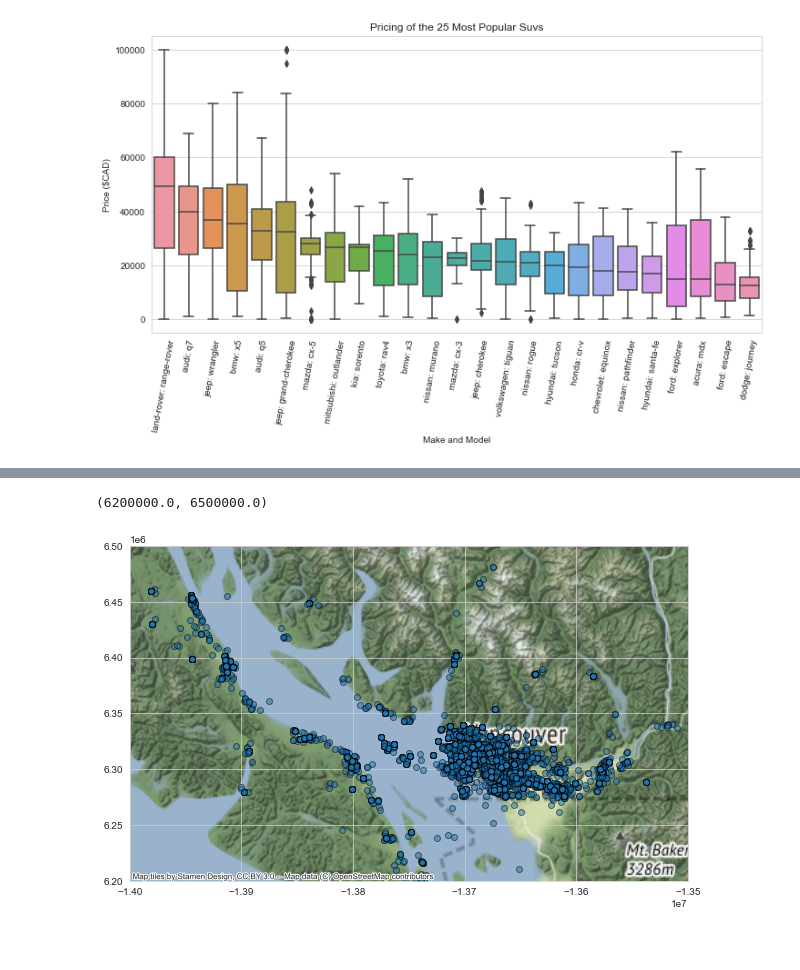
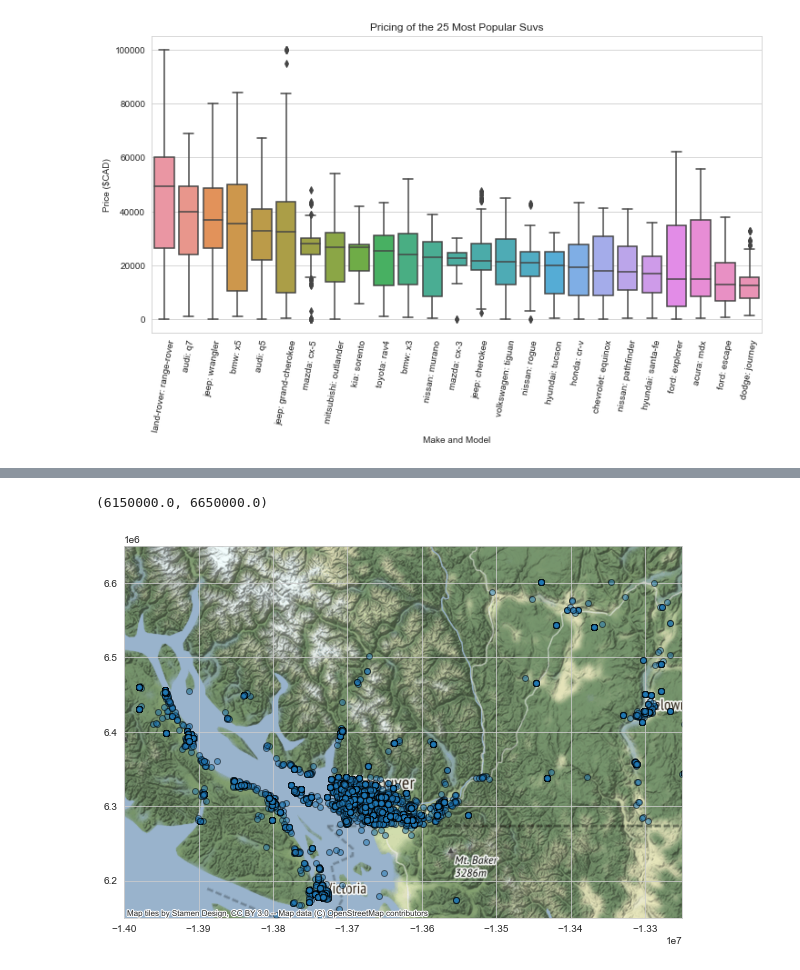
Before and after one commit to asylve/Craiglist-Cars-Study, a Jupyter notebook: EDA.ipynb, the cells around one changed output, grey strips where cells are left out. Saved outputs shown, nothing was run; the diff lists cells and outputs as text; code cells hidden in the pictures; blank space fills up the shorter version.

```diff
--- a/EDA.ipynb
+++ b/EDA.ipynb
@@ -173,9 +217,10 @@ gdf
 # %%
+#plot the geographic area where data was collected at the points of the vehicles
 import contextily as ctx
 ax = gdf.plot(figsize=(10, 10), alpha=0.5, edgecolor='k')
 ctx.add_basemap(ax, zoom=7)
-plt.xlim(-1.4e7,-1.35e7)
-plt.ylim(6.2e6,6.5e6)
+plt.xlim(-1.4e7,-1.325e7)
+plt.ylim(6.15e6,6.65e6)
 # %% [output]
-(6200000.0, 6500000.0)
+(6150000.0, 6650000.0)
-[figure, old version]
+[figure, new version]
```
Also changed, not shown: parts of 18 cells of this notebook.
